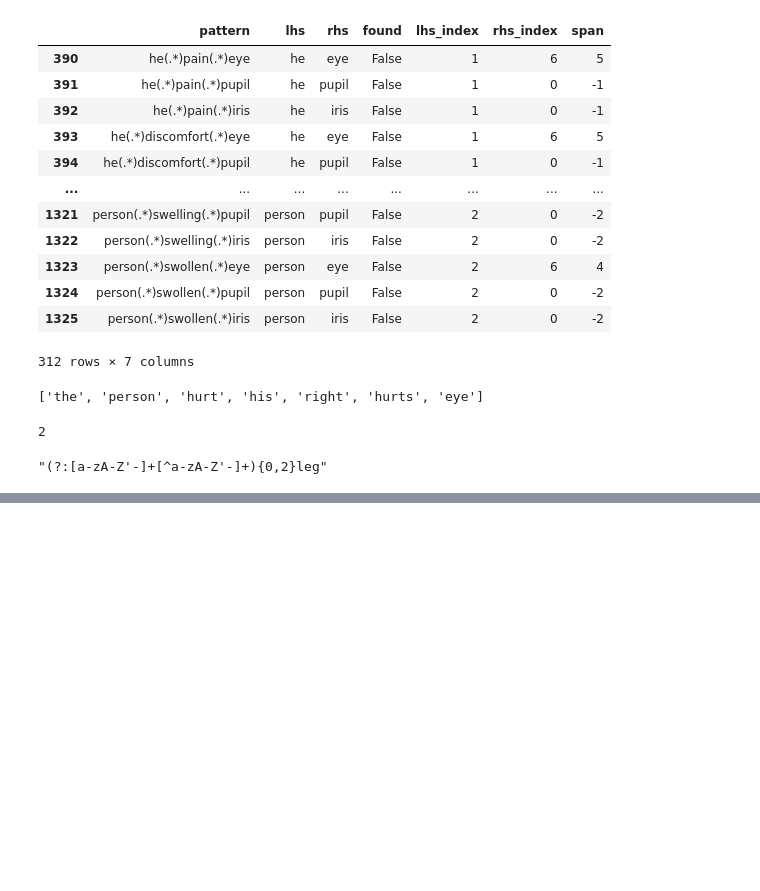
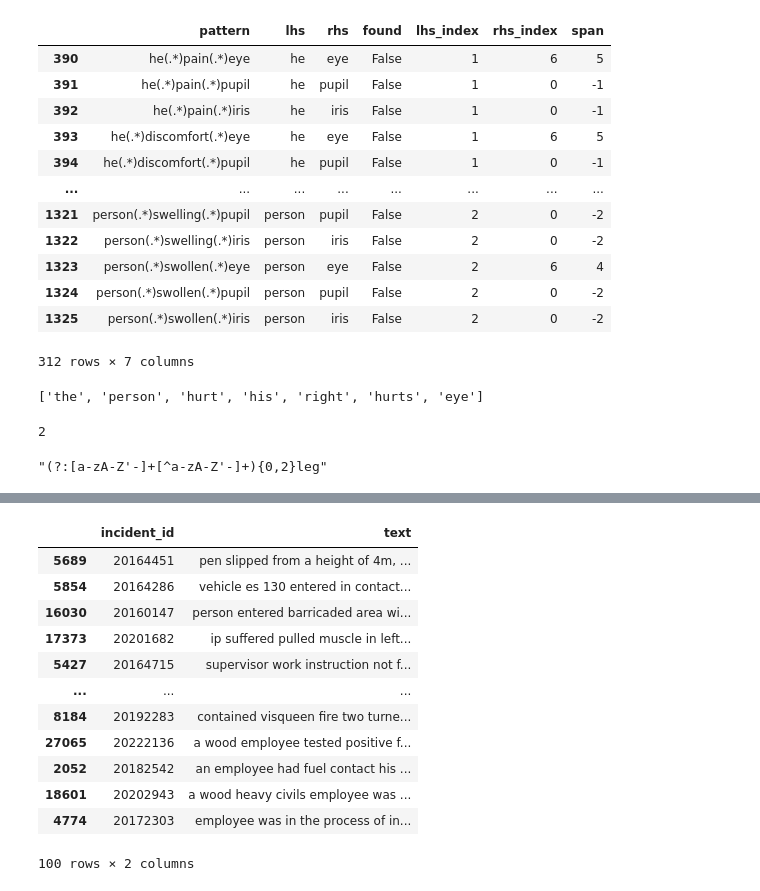
Before and after one commit to 3minuterecord/safety_report_topic_classification, a Jupyter notebook: rough_work.ipynb, the cells around one changed output, grey strips where cells are left out. Cells and saved outputs as stored; diff of their text form; code cells hidden in the pictures; blank space fills up the shorter version.

```diff
--- a/rough_work.ipynb
+++ b/rough_work.ipynb
@@ -417,0 +515,32 @@ re.findall(post_context, doc)
+# %%
+num_rules = len(rules['group'])
+window = 12
+incidents = pd.read_csv("data/source/20220413_D1_Incidents.csv", dtype=str)
+# Concatenate some of the fields to make the 'text' field for searching
+incidents.rename(columns={'IncidentNumber': 'incident_id'}, inplace=True)
+incidents['text'] = (
+        incidents['ShortDescription'].astype(str).fillna('') + ' ' +
+        incidents['FullDescription'].astype(str).fillna('') + ' ' +
+        incidents['ImmediateAction'].astype(str).fillna('')
+).str.lower()
+
+# We only need the incident ID and the text for now
+incidents = incidents[['incident_id', 'text']]
+sample100 = incidents.sample(100)
+doc=sample100
+# %%
+doc
+# %% [output]
+|  | incident_id | text |
+| 5689 | 20164451 | pen slipped from a height of 4m, ... |
+| 5854 | 20164286 | vehicle es 130 entered in contact... |
+| 16030 | 20160147 | person entered barricaded area wi... |
+| 17373 | 20201682 | ip suffered pulled muscle in left... |
+| 5427 | 20164715 | supervisor work instruction not f... |
+| ... | ... | ... |
+| 8184 | 20192283 | contained visqueen fire two turne... |
+| 27065 | 20222136 | a wood employee tested positive f... |
+| 2052 | 20182542 | an employee had fuel contact his ... |
+| 18601 | 20202943 | a wood heavy civils employee was ... |
+| 4774 | 20172303 | employee was in the process of in... |
+100 rows × 2 columns
```
Also changed, not shown: parts of 16 cells of this notebook, 7 other files.
